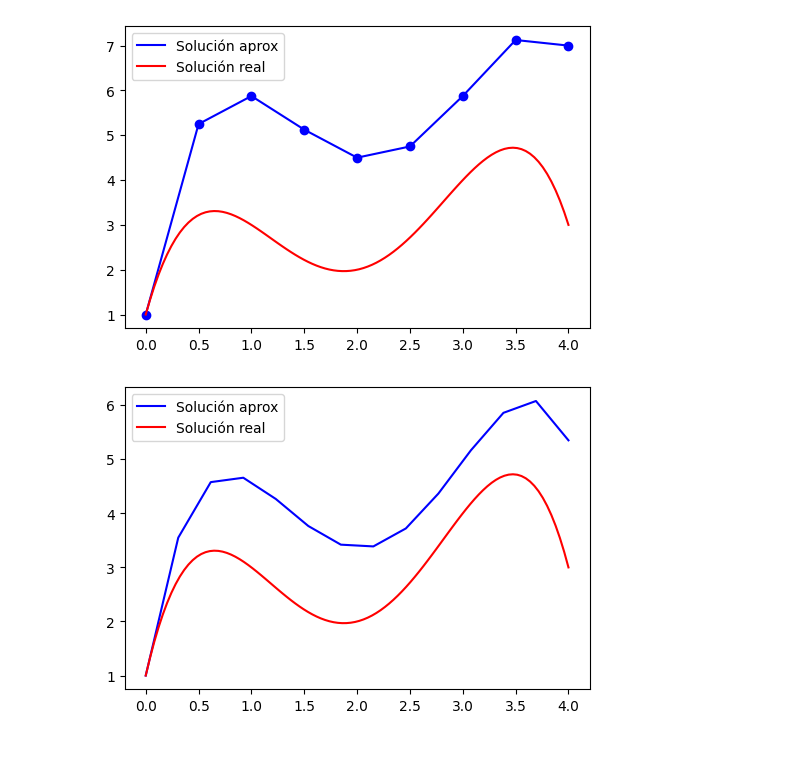
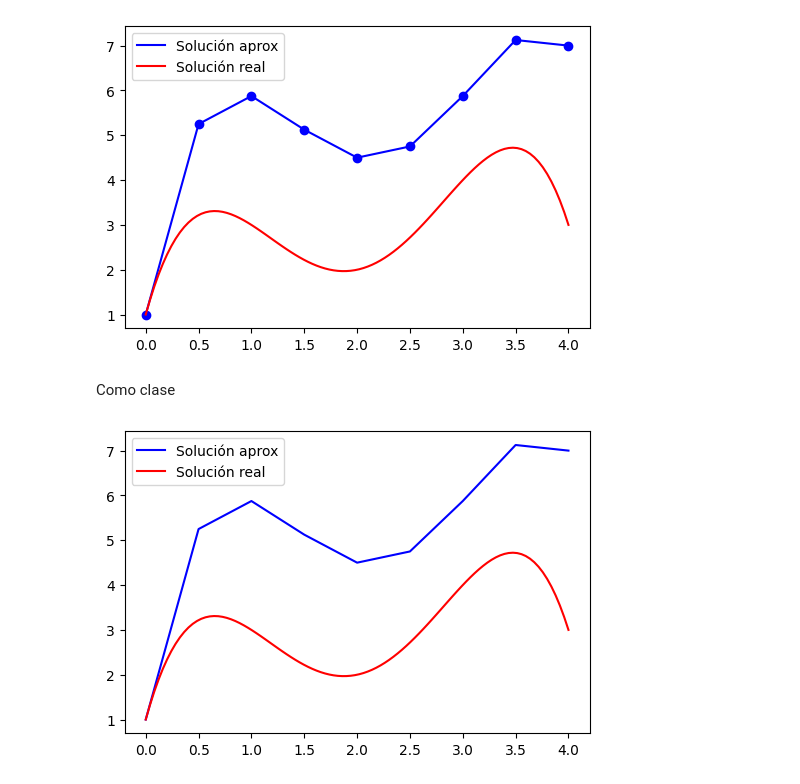
Before and after one commit to gmauricio-toledo/UNISON-teaching, a Jupyter notebook: EDO.ipynb, the cells around one changed output. Drawn from its saved outputs; the diff is of its cells as text; code cells hidden in the pictures; blank space fills up the shorter version.

```diff
--- a/EDO.ipynb
+++ b/EDO.ipynb
@@ -37,19 +62,23 @@ plt.legend(loc='best')
 plt.show()
 # %% [output]
 [figure]
+# %% [markdown]
+Como clase
 # %%
+from edo import EulerEDO
+
 f = lambda x: -2*x**3 + 12*x**2 - 20*x + 8.5
 sol = lambda x:-0.5*x**4 + 4*x**3 - 10*x**2 + 8.5*x + 1
 
 a = 0
 b = 4
-h = 0.3
+h = 0.5
 x0 = 0
 y0 = 1
 
 solver = EulerEDO(f,sol)
 solver.fit(a,b,h,x0,y0)
 
 solver.plot(plot_nodes=False)
 # %% [output]
-[figure, old version]
+[figure, new version]
```
Also changed, not shown: parts of 5 cells of this notebook.
